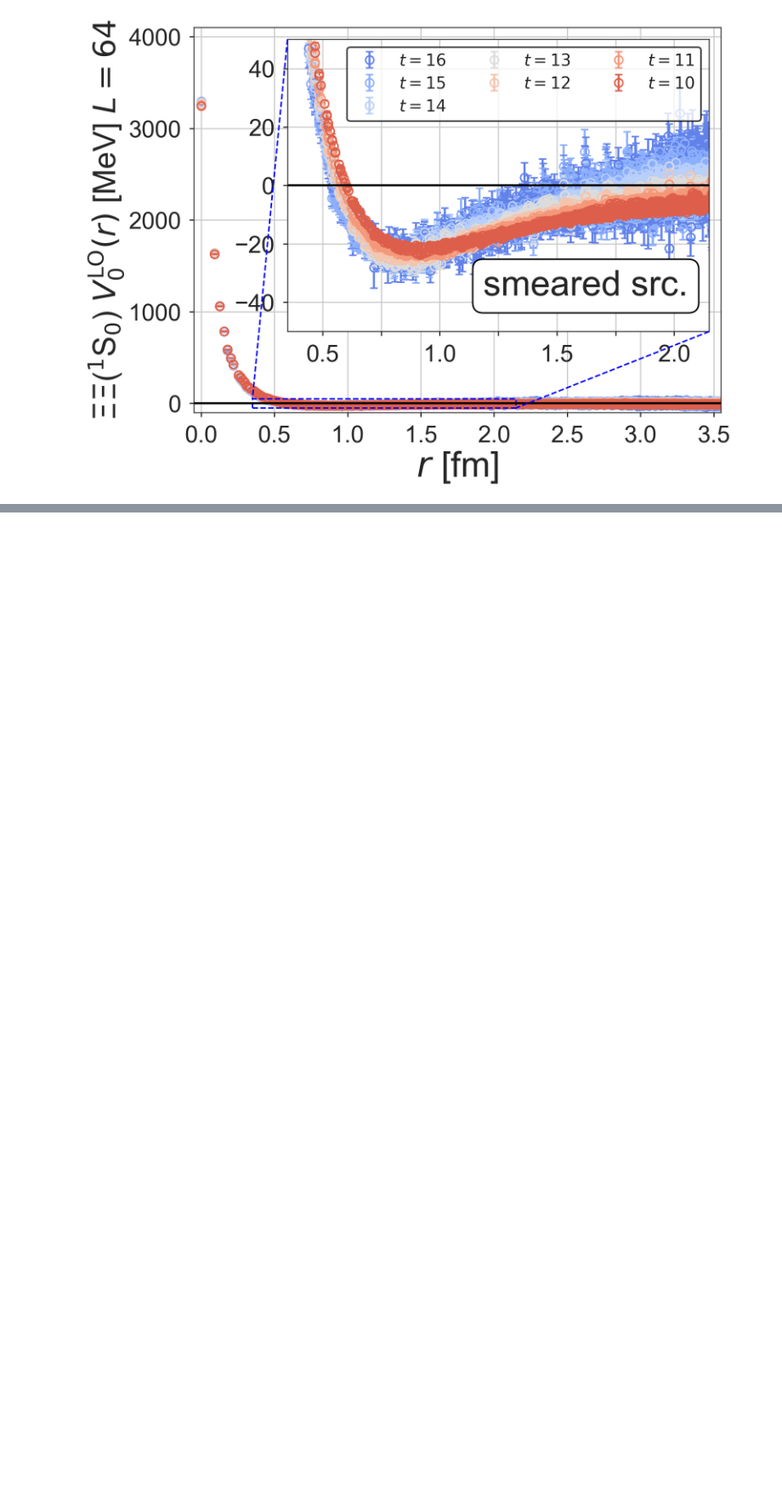
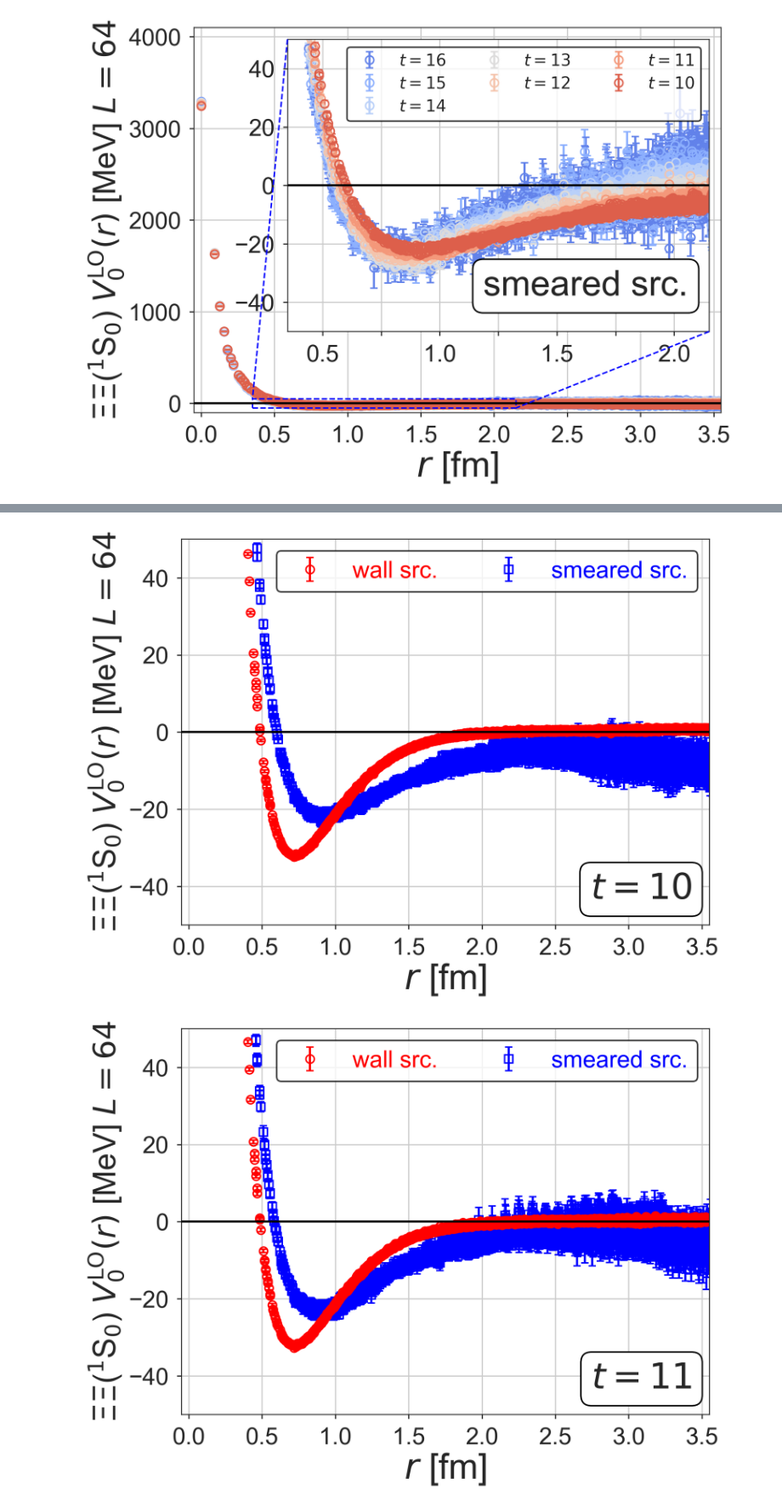
Before and after one commit to tkmiriya/systematics_of_hal_qcd_pot, a Jupyter notebook: notes/LO potential.ipynb, the cells around one changed output, grey strips where cells are left out. Shown at 85% size. Saved outputs shown, nothing was run; the diff lists cells and outputs as text; code cells hidden in the pictures; blank space fills up the shorter version.

```diff
--- a/notes/LO potential.ipynb
+++ b/notes/LO potential.ipynb
@@ -162,0 +274,44 @@ plot_t_dep_w_zoom(src='exp')
+# %%
+def plot_wall_vs_smear(it):
+    fig, ax = plt.subplots()
+    L = 64
+
+    xr = (0, 3.5)
+    yr = (-50, 50)
+
+    for src, col, sym in zip(['exp', 'wall'], ['blue', 'red'], ['s', 'o']):
+        srclabel = {'wall': 'wall', 'exp': 'smeared'}[src]
+
+        ax.errorbar(pot_LO[src][it][:,0]*lat_unit,
+                    pot_LO[src][it][:,7]*ainv, pot_LO[src][it][:,8]*ainv,
+                    fmt=sym, capsize=5, capthick=2.0, c=col,
+                    mfc='none', mew=2.0, label='{} src.'.format(srclabel))
+
+    hh, ll = ax.get_legend_handles_labels()
+    leg = ax.legend(hh[::-1], ll[::-1], loc='upper right', frameon=True, ncol=2)
+    leg.get_frame().set_edgecolor('black')
+    leg.get_frame().set_linewidth(2.0)
+
+    for col, text in zip(['red', 'blue'], leg.get_texts()):
+        text.set_color(col)
+
+    ax.set_xlim(-0.05, 3.55)
+    ax.set_xticks(np.arange(0,3.55,0.5))
+    ax.set_ylim(-50, 50)
+    ax.grid()
+
+    ax.set_xlabel(r'$r$ [fm]', fontsize=48)
+    ax.set_ylabel(rf'$\Xi\Xi$($^1$S$_0$) $V_0^\mathrm{{LO}}(r)$ [MeV] $L = {L}$', fontsize=42)
+    ax.axhline(0, c='black', zorder=3)
+    props = dict(boxstyle='round', facecolor='white', linewidth=2, alpha=1.0)
+    ax.text(xr[0]+0.98*(xr[1]-xr[0]), yr[0] + 0.05*(yr[1]-yr[0]),
+               rf'$t = {it}$', fontsize=48, bbox=props,
+               horizontalalignment='right',
+               verticalalignment='bottom')
+    fig.savefig(f'../figs/pot_LO/pot_src_dep_L{L}_t{it}.png', bbox_inches='tight')
+
+for it in [10, 11, 12, 13, 14, 15, 16]:
+    plot_wall_vs_smear(it)
+# %% [output]
+[figure, added]
+[figure, added]
```
Also changed, not shown: parts of 5 cells of this notebook, 10 other files.
